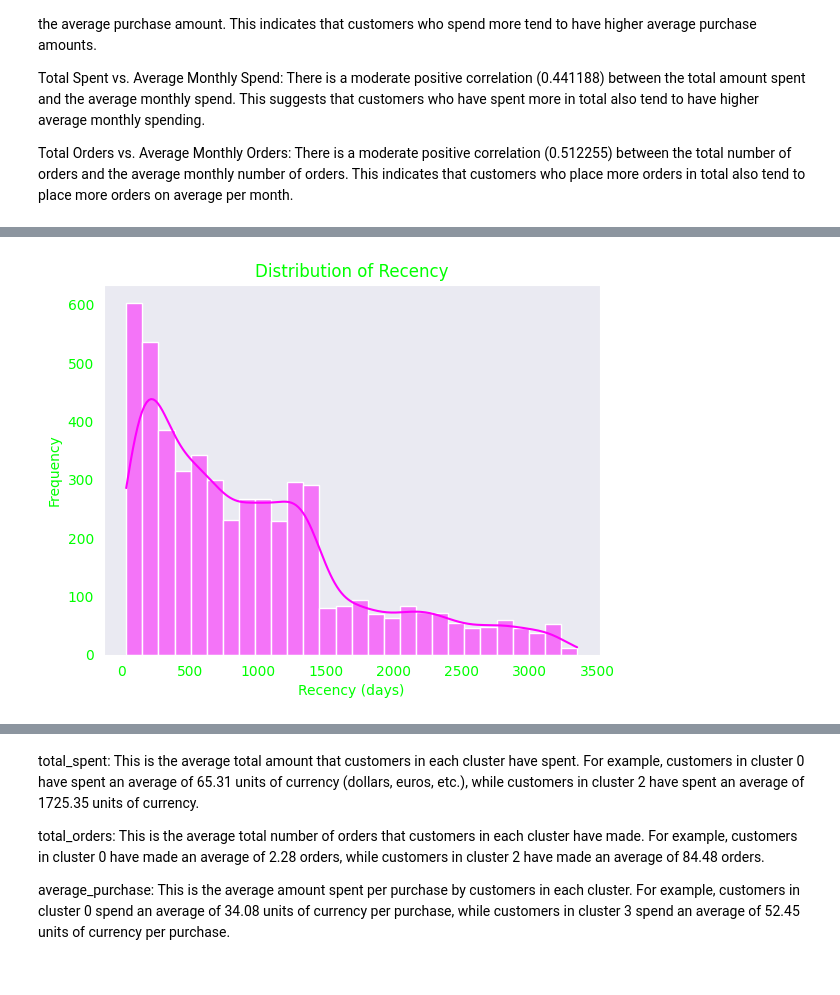
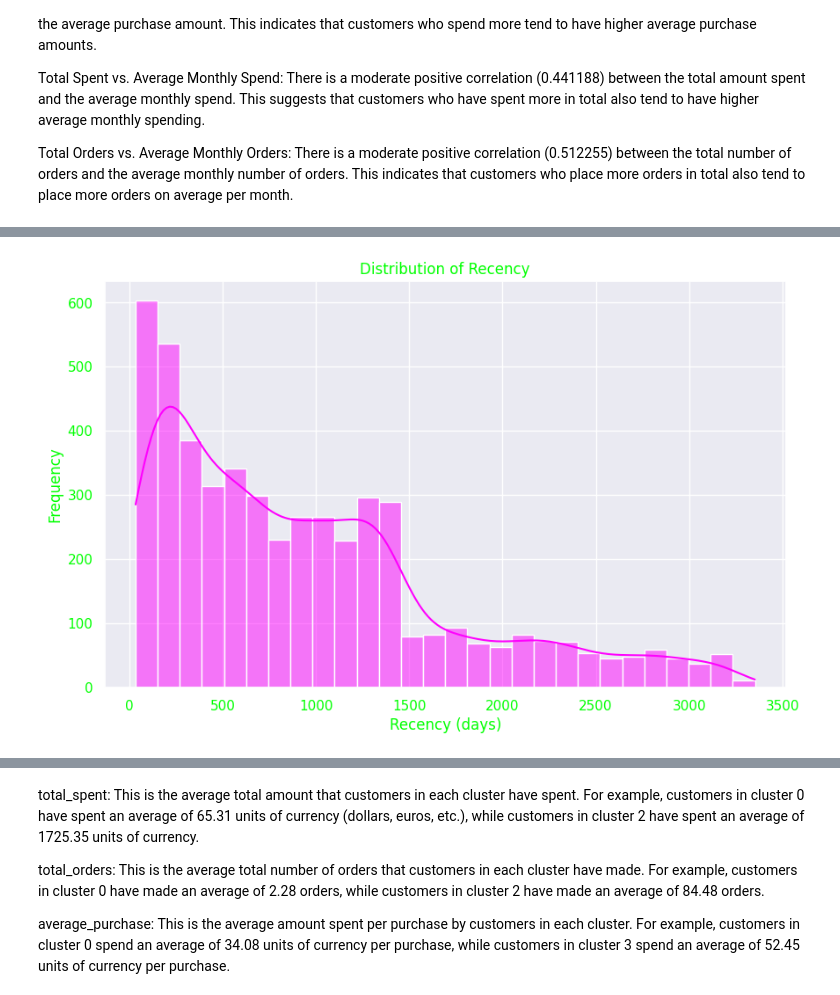
Before and after one commit to fdwsc2005/Customer-Segmentation-Retention, a Jupyter notebook: main_eda.ipynb, the cells around one changed output, grey strips where cells are left out. Saved outputs shown, nothing was run; the diff lists cells and outputs as text; code cells hidden in the pictures.

```diff
--- a/main_eda.ipynb
+++ b/main_eda.ipynb
@@ -6,6 +6,9 @@ import matplotlib.pyplot as plt
 import seaborn as sns
 from sklearn.preprocessing import StandardScaler
 from sklearn.cluster import KMeans
+# %%
+# Set the dark grid theme for Seaborn plots
+sns.set_theme(style="darkgrid")
 # %%
 # load the dataset
 df = pd.read_csv('customer_orders_copy_2.csv')
@@ -385,22 +388,25 @@ max      3352.000000
 Name: recency, dtype: float64
 # %%
-# Set the style for seaborn to dark
-sns.set_style("dark")
+# Set the dark grid theme for Seaborn plots
+sns.set_theme(style="darkgrid")
+
+# Create the histogram plot using Seaborn
+plt.figure(figsize=(10, 6))
 sns.histplot(data=df_copy, x=df_copy['recency'].dt.days, kde=True, color='magenta')
 
 # Set the title, x-label, and y-label with neon colors
 plt.title('Distribution of Recency', color='lime')
 plt.xlabel('Recency (days)', color='lime')
 plt.ylabel('Frequency', color='lime')
 
 # Customize ticks color
 plt.xticks(color='lime')
 plt.yticks(color='lime')
 
 # Show the plot
 plt.show()
 # %% [output]
-[figure, old version]
+[figure, new version]
 # %%
 # Convert recency to number of days
 df_copy['recency_days'] = df_copy['recency'].dt.days
```
Also changed, not shown: parts of 15 cells of this notebook, 1 other file.
